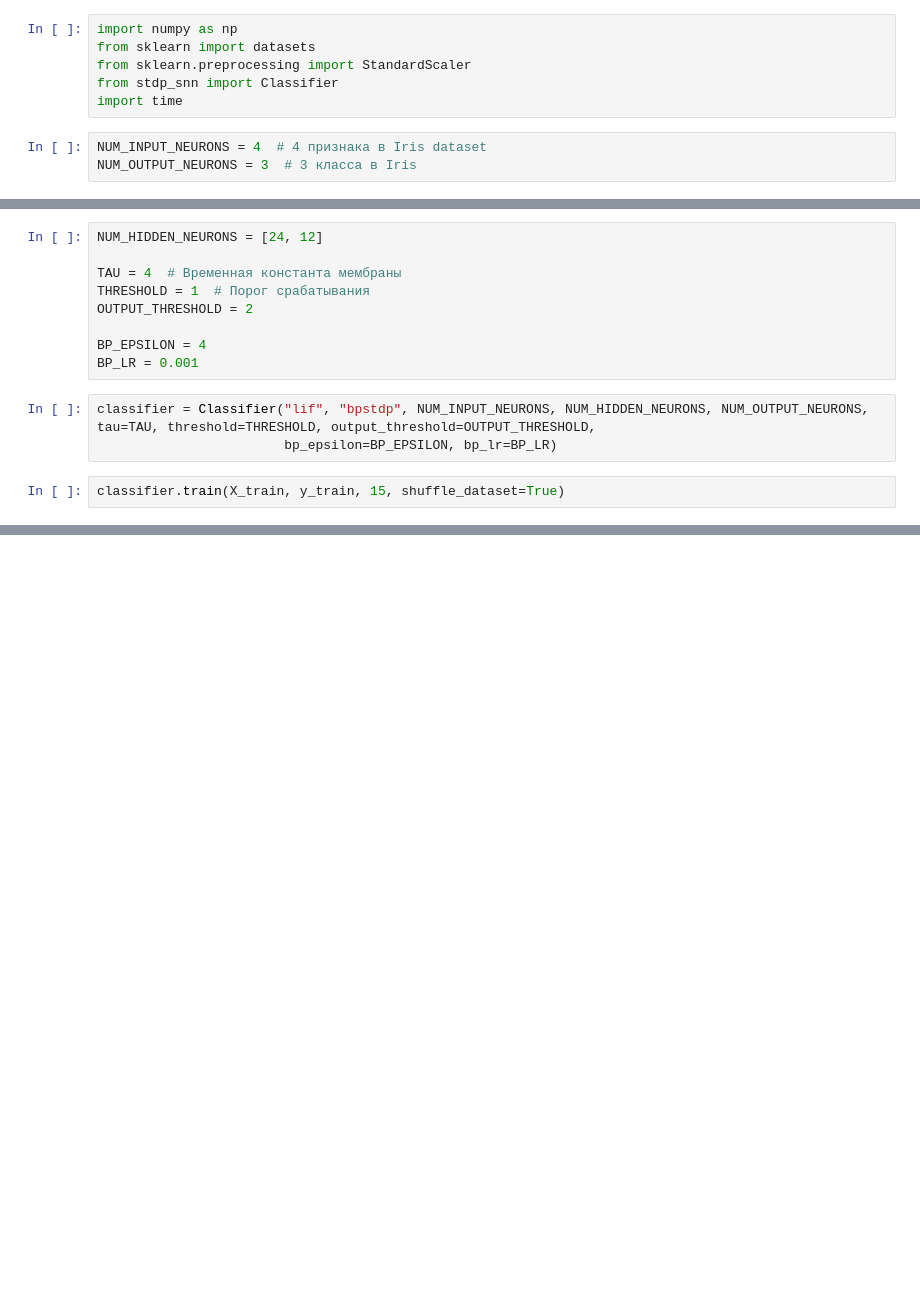
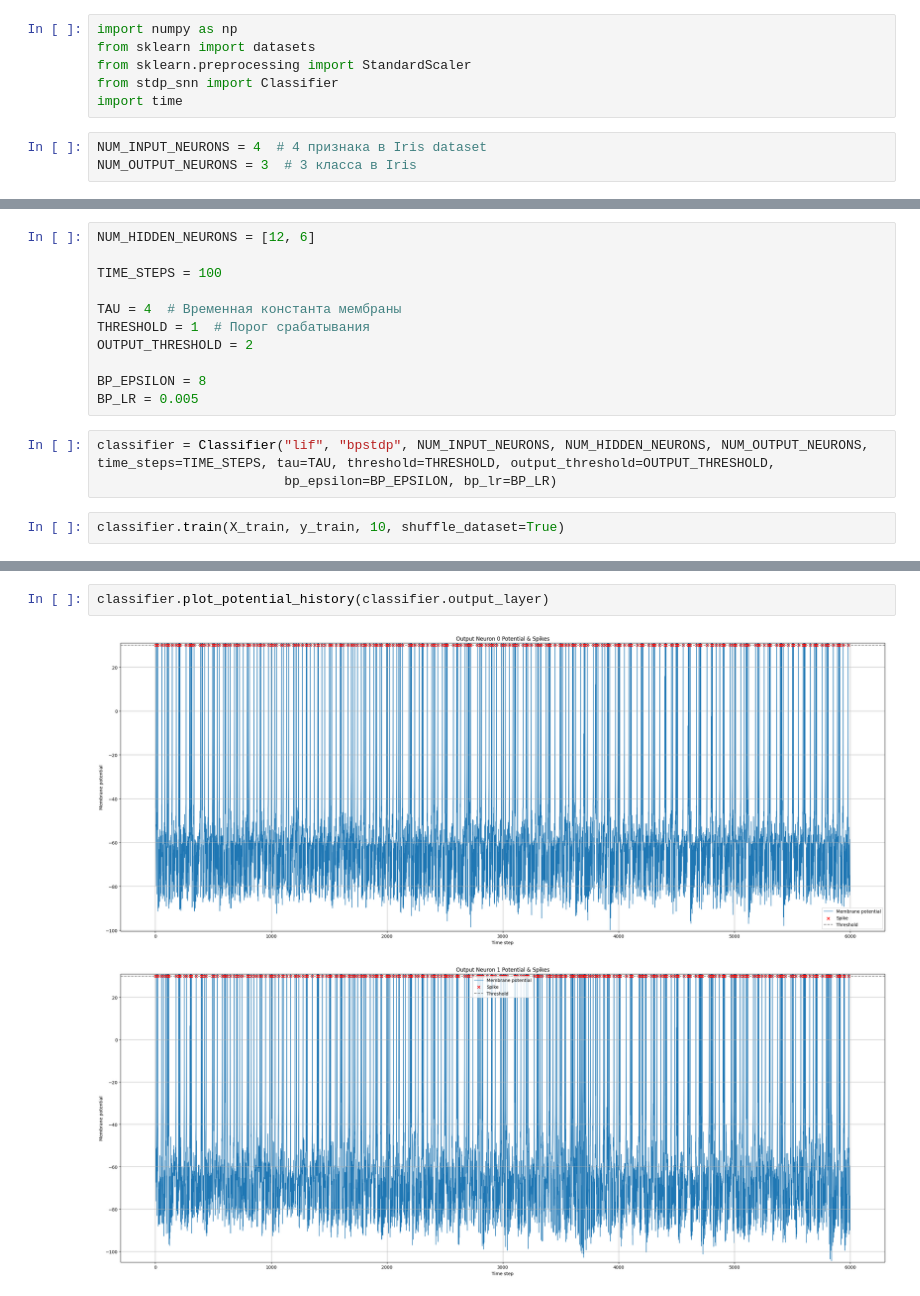
Before and after one commit to royaljackal/snn_stdp, a Jupyter notebook: iris.ipynb, the cells around one changed output, grey strips where cells are left out. Drawn from its saved outputs; the diff is of its cells as text; blank space fills up the shorter version.

Commit message:
iris done, mnist training

```diff
--- a/iris.ipynb
+++ b/iris.ipynb
@@ -25,15 +24,17 @@ y_test = np.concatenate((y[30:50], y[80:100], y[130:150]))
 # %%
-NUM_HIDDEN_NEURONS = [24, 12]
+NUM_HIDDEN_NEURONS = [12, 6]
+
+TIME_STEPS = 100
 
 TAU = 4  # Временная константа мембраны
 THRESHOLD = 1  # Порог срабатывания
 OUTPUT_THRESHOLD = 2
 
-BP_EPSILON = 4
-BP_LR = 0.001
+BP_EPSILON = 8
+BP_LR = 0.005
 # %%
-classifier = Classifier("lif", "bpstdp", NUM_INPUT_NEURONS, NUM_HIDDEN_NEURONS, NUM_OUTPUT_NEURONS, tau=TAU, threshold=THRESHOLD, output_threshold=OUTPUT_THRESHOLD,
+classifier = Classifier("lif", "bpstdp", NUM_INPUT_NEURONS, NUM_HIDDEN_NEURONS, NUM_OUTPUT_NEURONS, time_steps=TIME_STEPS, tau=TAU, threshold=THRESHOLD, output_threshold=OUTPUT_THRESHOLD,
                         bp_epsilon=BP_EPSILON, bp_lr=BP_LR)
 # %%
-classifier.train(X_train, y_train, 15, shuffle_dataset=True)
+classifier.train(X_train, y_train, 10, shuffle_dataset=True)
 # %% [output]
@@ -70,0 +86,5 @@ Time elapsed: 4.0226171016693115
+# %%
+classifier.plot_potential_history(classifier.output_layer)
+# %% [output]
+[figure, added]
+[figure, added]
```
Also changed, not shown: parts of 6 cells of this notebook, 11 other files.
